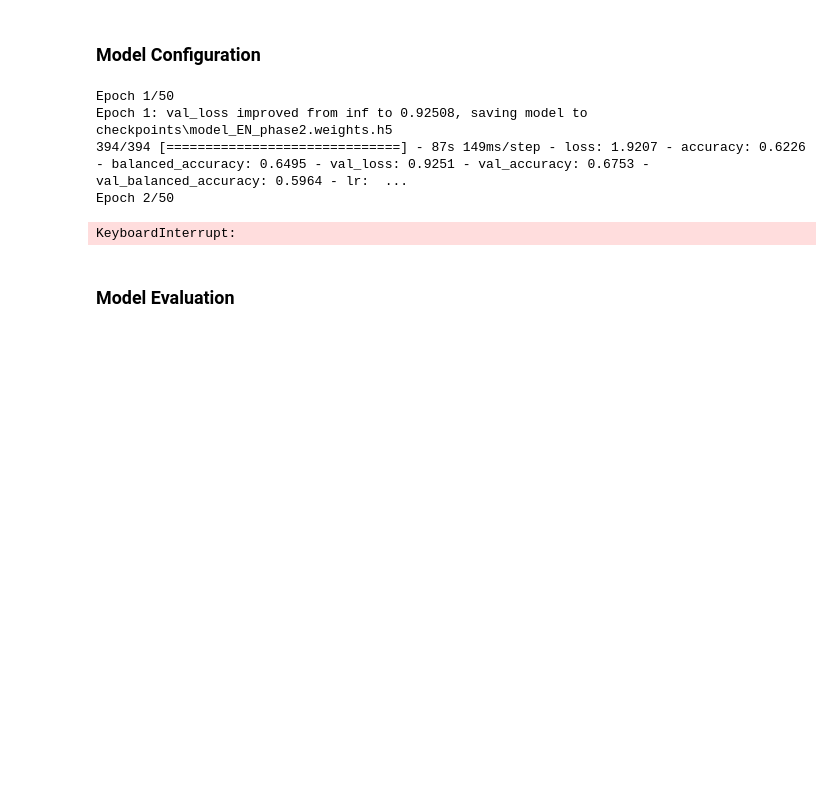
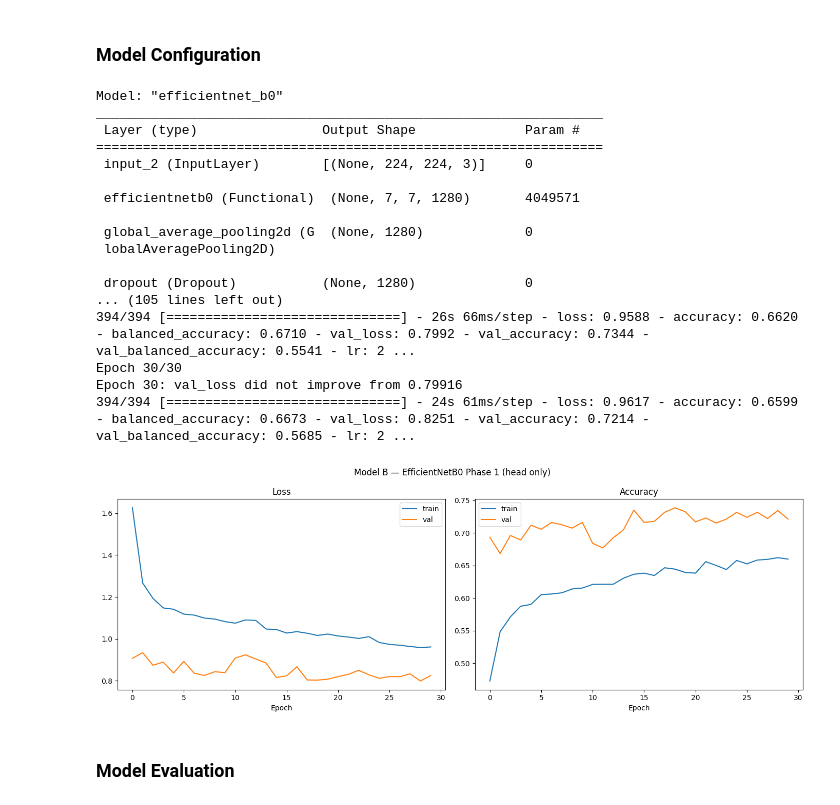
Before and after one commit to mariafranciscag/deep-learning-project, a Jupyter notebook: models/ptM1_EfficientNetB0.ipynb, the cells around one changed output. Drawn from its saved outputs; the diff is of its cells as text; code cells hidden in the pictures; blank space fills up the shorter version.

Commit message:
ran 30 epochs of phase 1 efficientnet

```diff
--- a/models/ptM1_EfficientNetB0.ipynb
+++ b/models/ptM1_EfficientNetB0.ipynb
@@ -99,10 +99,7 @@ val_ds   = make_dataset(val_df, preprocess_fn=preprocess_input)
 test_ds  = make_dataset(test_df, preprocess_fn=preprocess_input)
 
 STEPS_PER_EPOCH = len(train_df) // BATCH_SIZE
-
-original_train_df = pd.read_csv('data/train_split.csv')
-original_train_df['dx_encoded'] = original_train_df['dx'].map(label2idx).astype(int)
-class_weights_dict = make_class_weights(original_train_df)
+class_weights_dict = make_class_weights(train_df)
 # %%
 print(f"Steps per epoch: {STEPS_PER_EPOCH}")
 print(f"Class weights: {class_weights_dict}")
@@ -135,32 +132,51 @@ def build_efficientnet():
 # %%
 # phase 1: head only
 model_pt1 = build_efficientnet() # Model Pre-Trained 1
 model_pt1.summary()
 
 model_pt1.compile(
     optimizer=keras.optimizers.Adam(1e-3),
     loss=keras.losses.SparseCategoricalCrossentropy(from_logits=True),
     metrics=["accuracy", BalancedAccuracy(N_CLASSES)]
 )
 
 my_callbacks = get_callbacks(
     checkpoint_path="checkpoints/model_EN_phase1.weights.h5",
     model=model_pt1,      # <--- Pass your model here
-    max_diff=0.15,        # <--- Your 15% limit
-    patience_es=6,
-    patience_lr=3
+    max_diff=0.25,        # <--- Your 15% limit
+    patience_es=10,
+    patience_lr=5
 )
 
 history1_pt1 = model_pt1.fit(
     train_ds,
     validation_data=val_ds,
-    epochs=10,
+    epochs=30,
     steps_per_epoch=STEPS_PER_EPOCH,
     class_weight=class_weights_dict,
     callbacks=my_callbacks
 )
 
 plot_history(history1_pt1, "Model B — EfficientNetB0 Phase 1 (head only)")
+# %% [output]
+Model: "efficientnet_b0"
+_________________________________________________________________
+ Layer (type)                Output Shape              Param #
+=================================================================
+ input_2 (InputLayer)        [(None, 224, 224, 3)]     0
+
+ efficientnetb0 (Functional)  (None, 7, 7, 1280)       4049571
+
+ global_average_pooling2d (G  (None, 1280)             0
+ lobalAveragePooling2D)
+
+ dropout (Dropout)           (None, 1280)              0
+... (105 lines left out)
+394/394 [==============================] - 26s 66ms/step - loss: 0.9588 - accuracy: 0.6620 - balanced_accuracy: 0.6710 - val_loss: 0.7992 - val_accuracy: 0.7344 - val_balanced_accuracy: 0.5541 - lr: 2 ...
+Epoch 30/30
+Epoch 30: val_loss did not improve from 0.79916
+394/394 [==============================] - 24s 61ms/step - loss: 0.9617 - accuracy: 0.6599 - balanced_accuracy: 0.6673 - val_loss: 0.8251 - val_accuracy: 0.7214 - val_balanced_accuracy: 0.5685 - lr: 2 ...
+[figure, added]
 # %%
 from tensorflow.keras import mixed_precision
 mixed_precision.set_global_policy('float32')
@@ -203,9 +219,3 @@ history2_b0 = model_pt2.fit(
 
 plot_history(history2_b0, "Model B — EfficientNetB0 Phase 2 (fine-tune)")
 results_b = evaluate_model(model_pt2, test_ds, label2idx, "Model B — EfficientNetB0")
-# %% [output]
-Epoch 1/50
-Epoch 1: val_loss improved from inf to 0.92508, saving model to checkpoints\model_EN_phase2.weights.h5
-394/394 [==============================] - 87s 149ms/step - loss: 1.9207 - accuracy: 0.6226 - balanced_accuracy: 0.6495 - val_loss: 0.9251 - val_accuracy: 0.6753 - val_balanced_accuracy: 0.5964 - lr:  ...
-Epoch 2/50
-KeyboardInterrupt:
```
Also changed, not shown: parts of 3 cells of this notebook, 2 other files.
